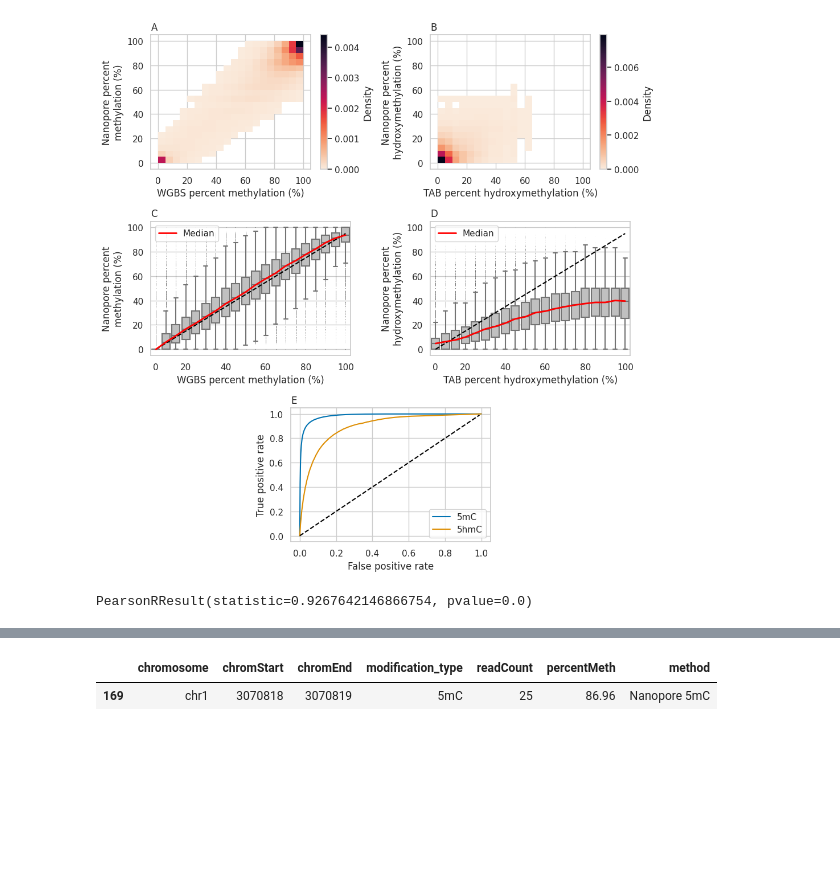
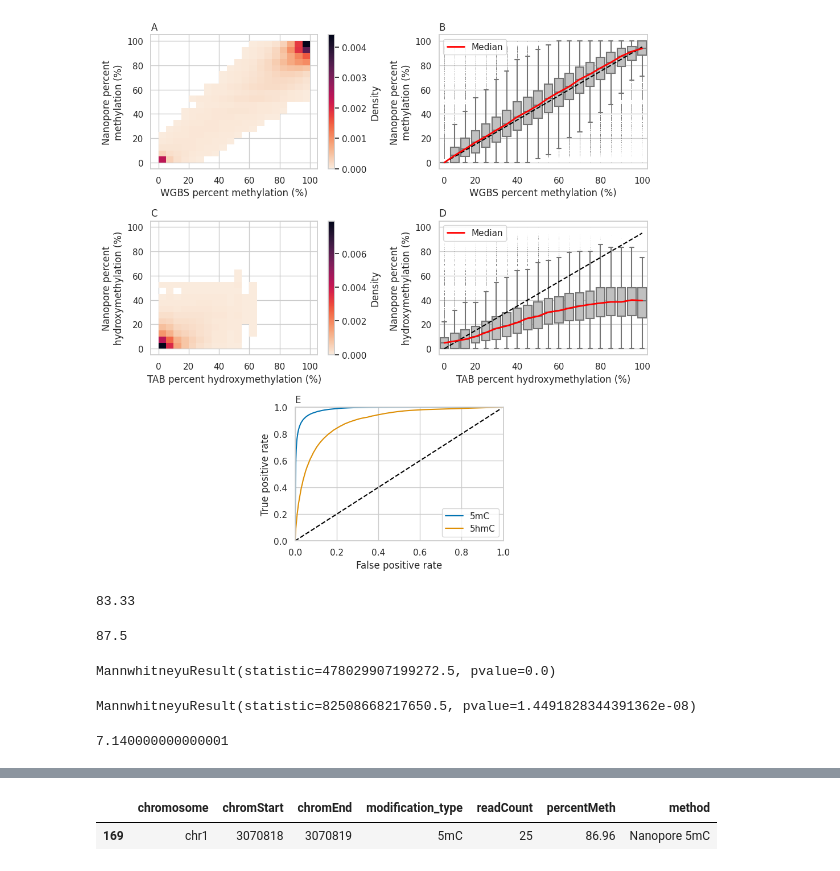
Before and after one commit to DominicOH/Analysis-of-nanopore-epigenetic-sequencing, a Jupyter notebook: CpG_level_fig3.ipynb, the cells around one changed output, grey strips where cells are left out. Cells and saved outputs as stored; diff of their text form; code cells hidden in the pictures; blank space fills up the shorter version.

```diff
--- a/CpG_level_fig3.ipynb
+++ b/CpG_level_fig3.ipynb
@@ -111,50 +111,68 @@ merged_mc_df = mergeModDFs(nano_mc_df, wgbs_df)
 sns.histplot(merged_mc_df, x="percentMeth_BS", y="percentMeth_Nano", cmap="rocket_r", bins=20, pthresh=0.01, cbar=True, stat="density", ax=ax1, cbar_kws=dict(label="Density"))
 ax1.set_xlabel("WGBS percent methylation (%)")
 ax1.set_ylabel("Nanopore percent\nmethylation (%)")
 ax1.set_title("A", loc="left")
 
 merged_hmc_df = mergeModDFs(nano_hmc_df, tab_df)
 
-sns.histplot(merged_hmc_df, x="percentMeth_BS", y="percentMeth_Nano", cmap="rocket_r", bins=20, pthresh=0.01, cbar=True, stat="density", ax=ax2, cbar_kws=dict(label="Density"))
-ax2.set_xlabel("TAB percent hydroxymethylation (%)")
-ax2.set_ylabel("Nanopore percent\nhydroxymethylation (%)")
+sns.histplot(merged_hmc_df, x="percentMeth_BS", y="percentMeth_Nano", cmap="rocket_r", bins=20, pthresh=0.01, cbar=True, stat="density", ax=ax3, cbar_kws=dict(label="Density"))
+ax3.set_xlabel("TAB percent hydroxymethylation (%)")
+ax3.set_ylabel("Nanopore percent\nhydroxymethylation (%)")
+ax3.set_title("C", loc="left")
+
+sns.boxplot(binBenchmark(merged_mc_df), x="BS_bin", y="percentMeth_Nano", color="silver", fliersize=0.01, flierprops={"marker":"x"}, ax=ax2)
+ax2.plot(np.arange(0, 20, 1), np.arange(0, 100, 5), linestyle="dashed", color="black", zorder=5)
+ax2.set_xticks([0, 3, 7, 11, 15, 19], labels=["0", "20", "40", "60", "80", "100"])
+ax2.set_xlabel("WGBS percent methylation (%)")
+ax2.set_ylabel("Nanopore percent\nmethylation (%)")
+ax2.plot(np.arange(0, 20, 1), linePlotWrapper(merged_mc_df)["percentMeth_Nano"], color="red", linewidth=2, label="Median", zorder=10)
+ax2.legend()
 ax2.set_title("B", loc="left")
-
-sns.boxplot(binBenchmark(merged_mc_df), x="BS_bin", y="percentMeth_Nano", color="silver", fliersize=0.01, flierprops={"marker":"x"}, ax=ax3)
-ax3.plot(np.arange(0, 20, 1), np.arange(0, 100, 5), linestyle="dashed", color="black", zorder=5)
-ax3.set_xticks([0, 3, 7, 11, 15, 19], labels=["0", "20", "40", "60", "80", "100"])
-ax3.set_xlabel("WGBS percent methylation (%)")
-ax3.set_ylabel("Nanopore percent\nmethylation (%)")
-ax3.plot(np.arange(0, 20, 1), linePlotWrapper(merged_mc_df)["percentMeth_Nano"], color="red", linewidth=2, label="Median", zorder=10)
-ax3.legend()
-ax3.set_title("C", loc="left")
-sns.move_legend(ax3, "upper left")
+sns.move_legend(ax2, "upper left")
 
 sns.boxplot(binBenchmark(merged_hmc_df), x="BS_bin", y="percentMeth_Nano", color="silver", fliersize=0.01, flierprops={"marker":"x"}, ax=ax4)
 ax4.plot(np.arange(0, 20, 1), np.arange(0, 100, 5), linestyle="dashed", color="black", zorder=5)
 ax4.set_xticks([0, 3, 7, 11, 15, 19], labels=["0", "20", "40", "60", "80", "100"])
 ax4.set_xlabel("TAB percent hydroxymethylation (%)")
 ax4.set_ylabel("Nanopore percent\nhydroxymethylation (%)")
 ax4.plot(np.arange(0, 20, 1), linePlotWrapper(merged_hmc_df)["percentMeth_Nano"], color="red", linewidth=2, label="Median", zorder=10)
 ax4.legend()
 ax4.set_title("D", loc="left")
 sns.move_legend(ax4, "upper left")
 
 ax5 = fig1.add_subplot(gs1[2, 1:3])
 ax5.plot(ROCwrapper(merged_mc_df, threshold=50)[0], ROCwrapper(merged_mc_df, threshold=50)[1], '-', label="5mC")
 ax5.plot(ROCwrapper(merged_hmc_df, threshold=50)[0], ROCwrapper(merged_hmc_df, threshold=50)[1], '-', label="5hmC")
 ax5.set_xlabel("False positive rate")
 ax5.set_ylabel("True positive rate")
+ax5.set_xlim(0, 1)
+ax5.set_ylim(0, 1)
 ax5.plot(np.arange(0, 1, 0.01), np.arange(0, 1, 0.01), "black", linestyle="--")
 ax5.legend()
 ax5.set_title("E", loc="left")
 
 fig1.tight_layout()
 # %% [output]
-[figure, old version]
+[figure, new version]
+# %%
+merged_mc_df["percentMeth_Nano"].median()
+# %% [output]
+83.33
+# %%
+merged_mc_df["percentMeth_BS"].median()
+# %% [output]
+87.5
 # %%
 from scipy import stats
 
-stats.pearsonr(merged_mc_df["percentMeth_Nano"], merged_mc_df["percentMeth_BS"])
+stats.mannwhitneyu(merged_mc_df["percentMeth_Nano"], merged_mc_df["percentMeth_BS"])
 # %% [output]
-PearsonRResult(statistic=0.9267642146866754, pvalue=0.0)
+MannwhitneyuResult(statistic=478029907199272.5, pvalue=0.0)
+# %%
+stats.mannwhitneyu(merged_hmc_df["percentMeth_Nano"], merged_hmc_df["percentMeth_BS"])
+# %% [output]
+MannwhitneyuResult(statistic=82508668217650.5, pvalue=1.4491828344391362e-08)
+# %%
+merged_hmc_df["percentMeth_Nano"].median()
+# %% [output]
+7.140000000000001
```
Also changed, not shown: parts of 7 cells of this notebook, 2 other files.
